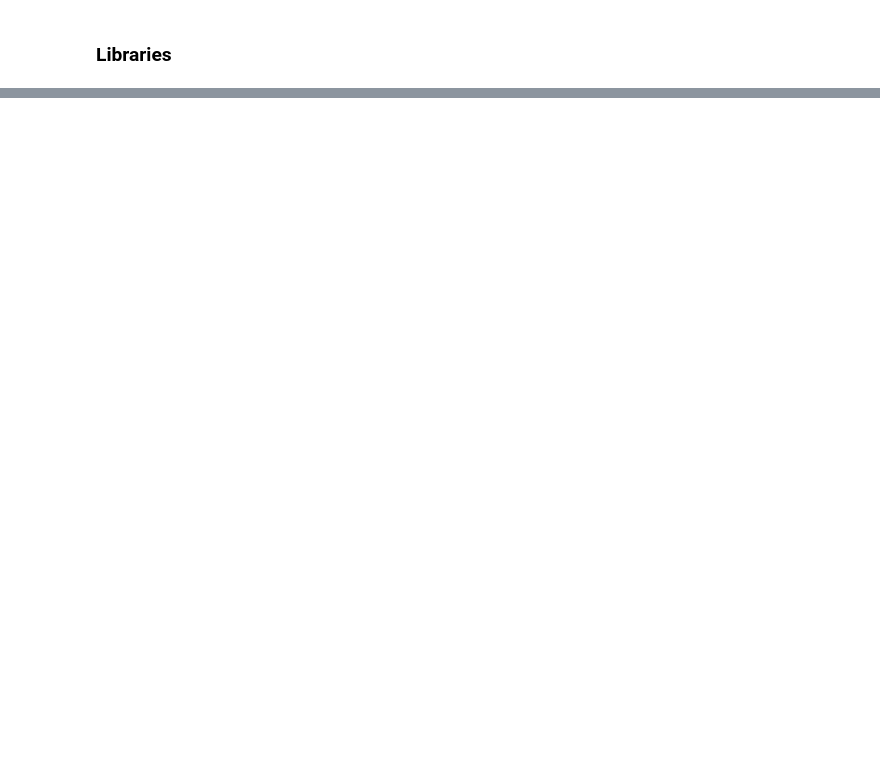
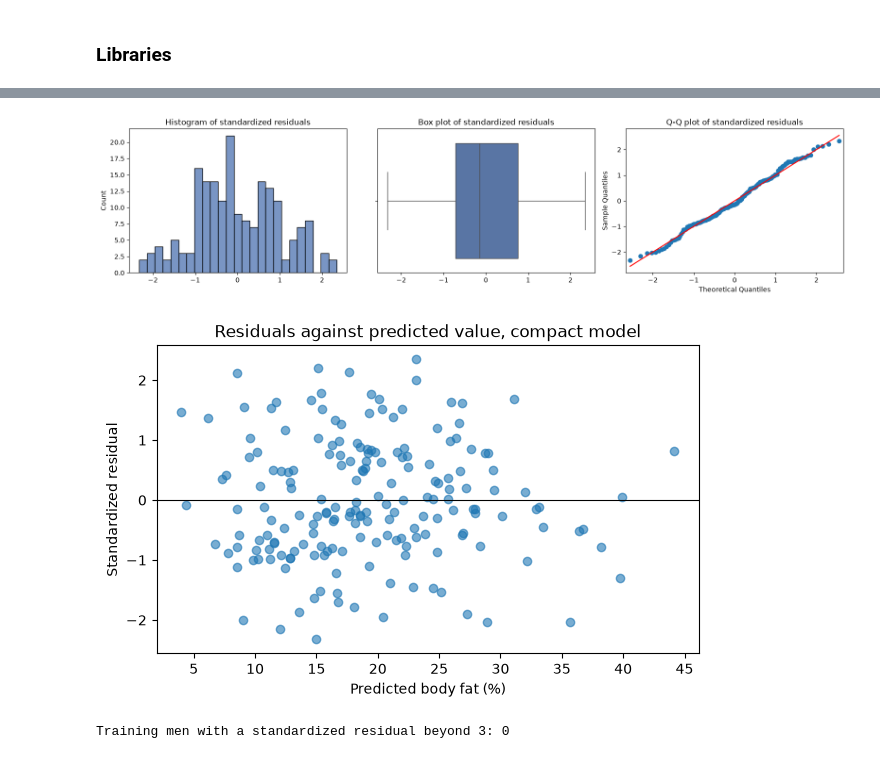
Before and after one commit to Jonathansl17/jarvis, a Jupyter notebook: body_fat_regression/body_fat_regression.ipynb, the cells around one changed output, grey strips where cells are left out. Drawn from its saved outputs; the diff is of its cells as text; code cells hidden in the pictures; blank space fills up the shorter version.

```diff
--- a/body_fat_regression/body_fat_regression.ipynb
+++ b/body_fat_regression/body_fat_regression.ipynb
@@ -116,0 +283,5 @@ To be developed.
+# %%
+# Helper used by every model: fit OLS on the training men and return the result
+def fit_ols(features):
+    X = sm.add_constant(bodyfat_train[features])
+    return sm.OLS(bodyfat_train[TARGET], X).fit()
@@ -116,0 +334,10 @@ To be developed.
+# %%
+COMPACT = ['Abdomen', 'Weight', 'Wrist']
+X_compact = sm.add_constant(bodyfat[COMPACT])
+print(pd.DataFrame({
+    'Predictor': COMPACT,
+    'VIF': [variance_inflation_factor(X_compact.values, i + 1) for i in range(len(COMPACT))],
+}).round(2).to_string(index=False))
+print()
+model_compact = fit_ols(COMPACT)
+print(model_compact.summary())
@@ -116,0 +366,26 @@ To be developed.
+# %%
+# Standardized residuals of the compact model, the three usual panels
+residuals = model_compact.get_influence().resid_studentized_internal
+
+fig, axes = plt.subplots(1, 3, figsize=(16, 4))
+sns.histplot(residuals, bins=25, ax=axes[0], color='#4c72b0')
+axes[0].set_title('Histogram of standardized residuals')
+sns.boxplot(x=residuals, ax=axes[1], color='#4c72b0')
+axes[1].set_title('Box plot of standardized residuals')
+sm.qqplot(residuals, line='s', ax=axes[2])
+axes[2].set_title('Q-Q plot of standardized residuals')
+plt.tight_layout()
+plt.show()
+
+plt.figure(figsize=(7, 4))
+plt.scatter(model_compact.fittedvalues, residuals, alpha=0.6)
+plt.axhline(0, color='black', linewidth=0.8)
+plt.xlabel('Predicted body fat (%)')
+plt.ylabel('Standardized residual')
+plt.title('Residuals against predicted value, compact model')
+plt.show()
+print("Training men with a standardized residual beyond 3:", int((abs(residuals) > 3).sum()))
+# %% [output]
+[figure, added]
+[figure, added]
+Training men with a standardized residual beyond 3: 0
```
Also changed, not shown: parts of 55 cells of this notebook, 1 other file.
